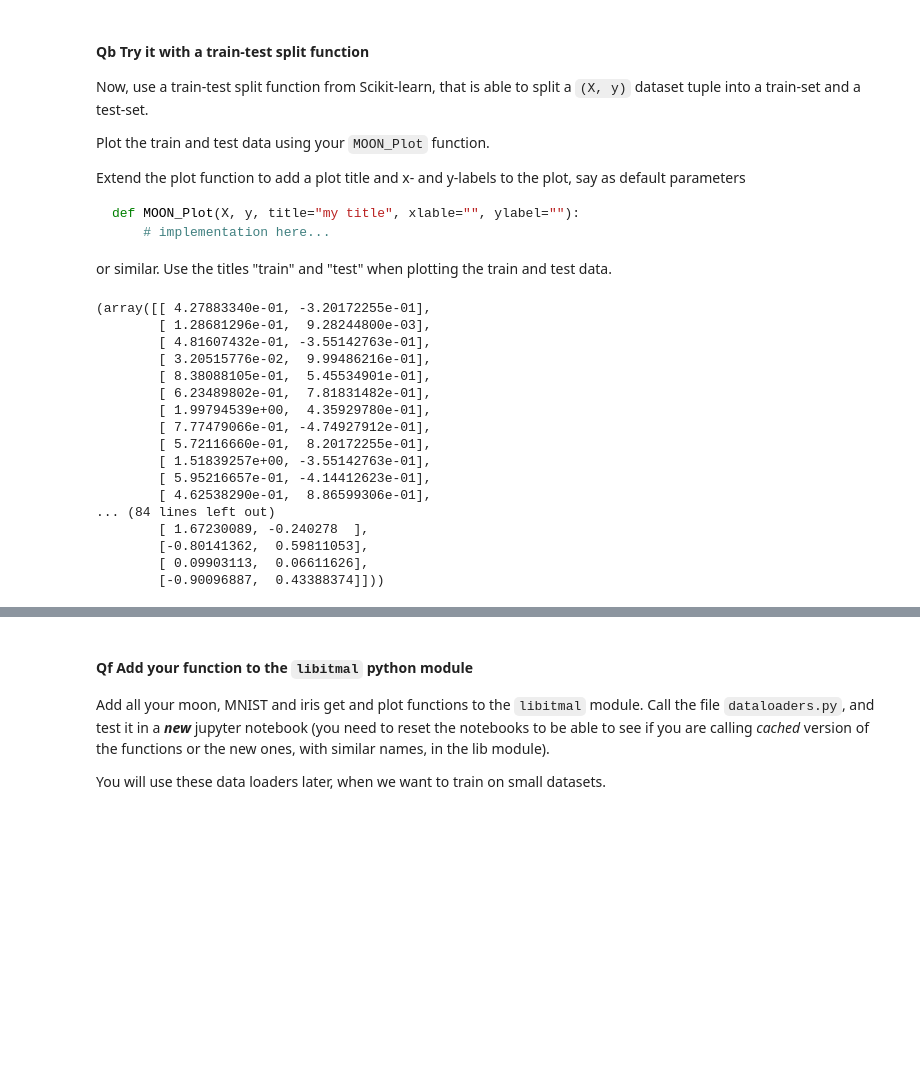
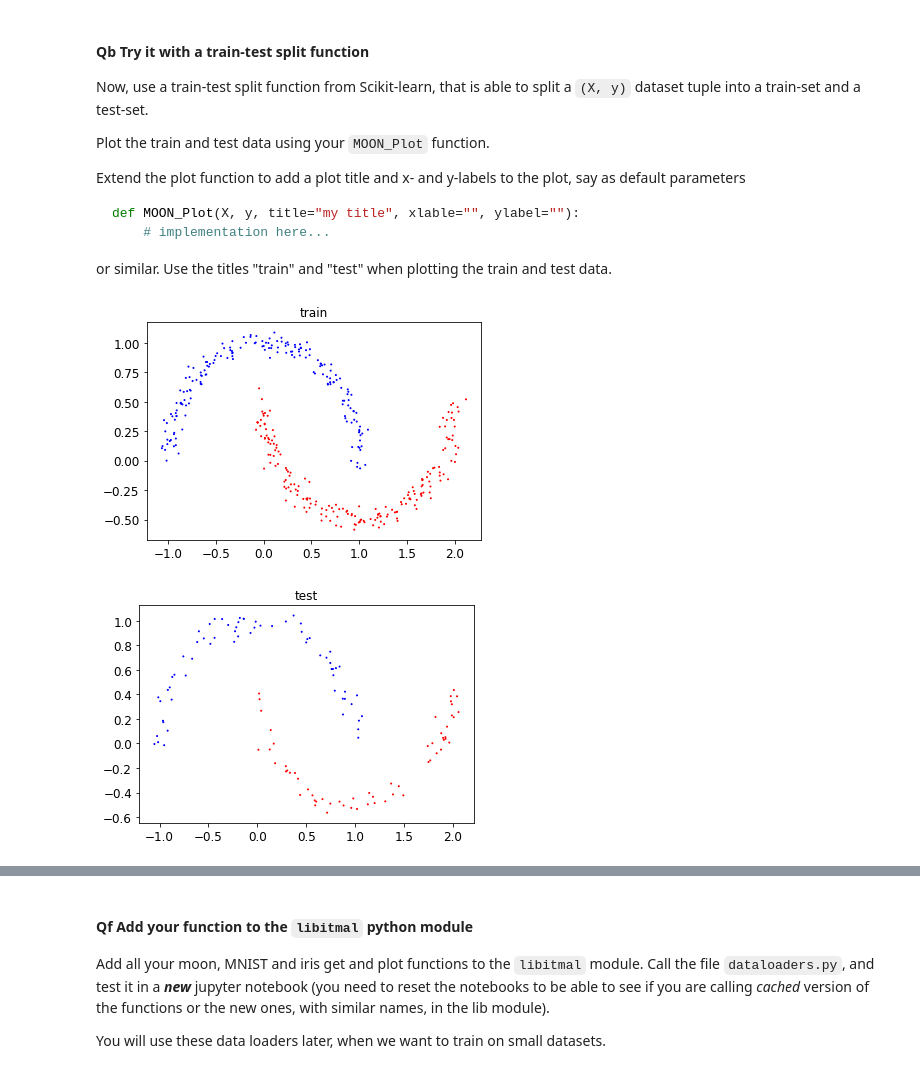
Before and after one commit to 2takker/ITMAL-gr46, a Jupyter notebook: L03/dataset.ipynb, the cells around one changed output, grey strips where cells are left out. Drawn from its saved outputs; the diff is of its cells as text; code cells hidden in the pictures; blank space fills up the shorter version.

````diff
--- a/L03/dataset.ipynb
+++ b/L03/dataset.ipynb
@@ -66,35 +81,18 @@ def MOON_Plot(X, y, title="my title", xlable="", ylabel=""):
 ```
 
 or similar. Use the titles "train" and "test" when plotting the train and test data.
-# %%
-import numpy as np
-import pandas as pd
-from sklearn.model_selection import train_test_split
-
-
-def SplitTranTest(data, second_size):
-    X1, X2 = train_test_split(data, test_size=second_size)
-    return X1, X2
-
-SplitTranTest(X,0.2)
-# %% [output]
-(array([[ 4.27883340e-01, -3.20172255e-01],
-        [ 1.28681296e-01,  9.28244800e-03],
-        [ 4.81607432e-01, -3.55142763e-01],
-        [ 3.20515776e-02,  9.99486216e-01],
-        [ 8.38088105e-01,  5.45534901e-01],
-        [ 6.23489802e-01,  7.81831482e-01],
-        [ 1.99794539e+00,  4.35929780e-01],
-        [ 7.77479066e-01, -4.74927912e-01],
-        [ 5.72116660e-01,  8.20172255e-01],
-        [ 1.51839257e+00, -3.55142763e-01],
-        [ 5.95216657e-01, -4.14412623e-01],
-        [ 4.62538290e-01,  8.86599306e-01],
-... (84 lines left out)
-        [ 1.67230089, -0.240278  ],
-        [-0.80141362,  0.59811053],
-        [ 0.09903113,  0.06611626],
-        [-0.90096887,  0.43388374]]))
+# %%
+# TODO: Qb....
+from sklearn.model_selection import train_test_split
+X, y = MOON_GetDataSet(n_samples=500,noise=0.05)
+
+X_train, X_test, y_train, y_test = train_test_split(X,y)
+
+MOON_Plot(X_train, y_train,title="train")
+MOON_Plot(X_test, y_test,title="test")
+# %% [output]
+[figure, added]
+[figure, added]
 # %% [markdown]
 ### MNIST
 
````
Also changed, not shown: parts of 8 cells of this notebook, 8 other files.
